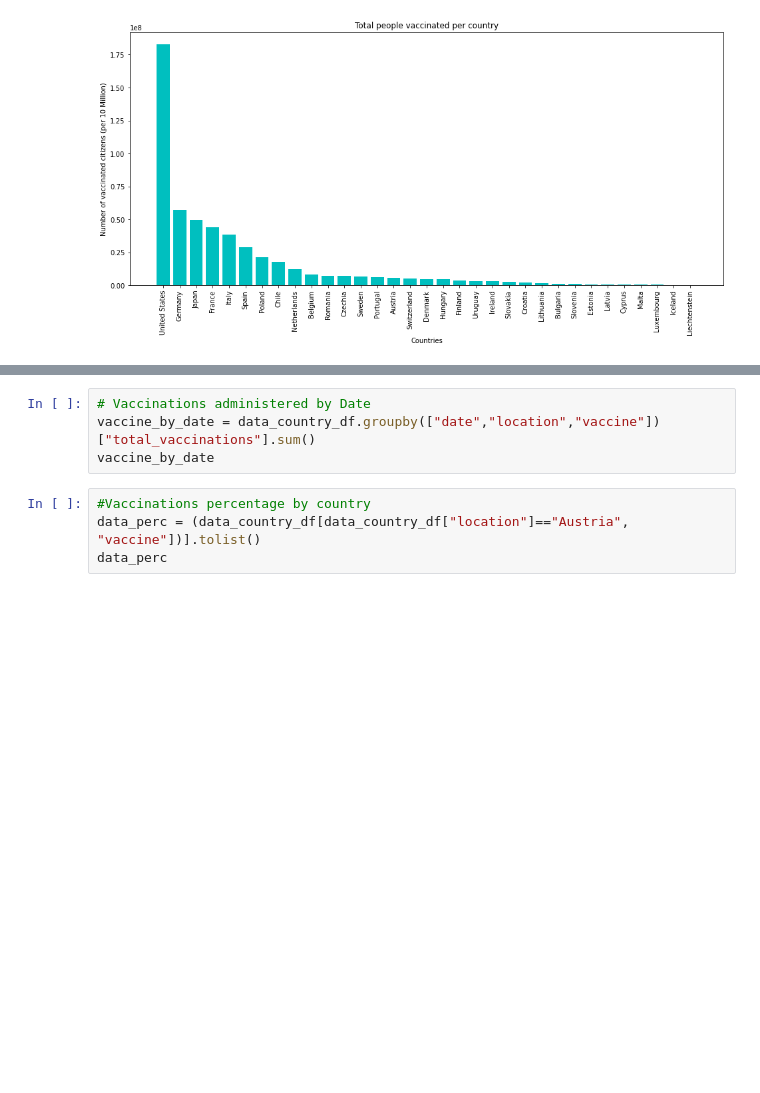
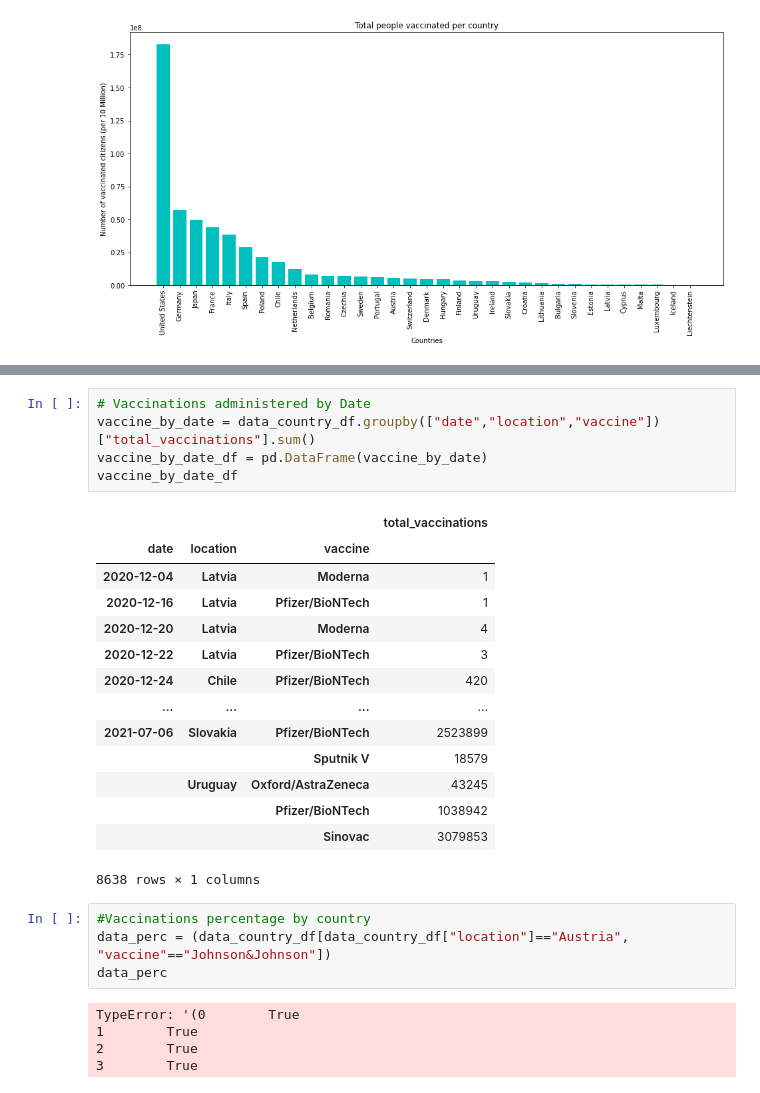
Before and after one commit to hanapadua/teamprovaccine, a Jupyter notebook: cleaning_data.ipynb, the cells around one changed output, grey strips where cells are left out. Drawn from its saved outputs; the diff is of its cells as text; blank space fills up the shorter version.

```diff
--- a/cleaning_data.ipynb
+++ b/cleaning_data.ipynb
@@ -208,9 +207,30 @@ Name: date, dtype: object
 # %%
 # Vaccinations administered by Date
 vaccine_by_date = data_country_df.groupby(["date","location","vaccine"])["total_vaccinations"].sum()
-vaccine_by_date
+vaccine_by_date_df = pd.DataFrame(vaccine_by_date)
+vaccine_by_date_df
+# %% [output]
+|  |  |  | total_vaccinations |
+| date | location | vaccine |  |
+| 2020-12-04 | Latvia | Moderna | 1 |
+| 2020-12-16 | Latvia | Pfizer/BioNTech | 1 |
+| 2020-12-20 | Latvia | Moderna | 4 |
+| 2020-12-22 | Latvia | Pfizer/BioNTech | 3 |
+| 2020-12-24 | Chile | Pfizer/BioNTech | 420 |
+| ... | ... | ... | ... |
+| 2021-07-06 | Slovakia | Pfizer/BioNTech | 2523899 |
+|  |  | Sputnik V | 18579 |
+|  | Uruguay | Oxford/AstraZeneca | 43245 |
+|  |  | Pfizer/BioNTech | 1038942 |
+|  |  | Sinovac | 3079853 |
+8638 rows × 1 columns
 # %%
 #Vaccinations percentage by country
-data_perc = (data_country_df[data_country_df["location"]=="Austria", "vaccine"])].tolist()
+data_perc = (data_country_df[data_country_df["location"]=="Austria", "vaccine"=="Johnson&Johnson"])
 data_perc
+# %% [output]
+TypeError: '(0        True
+1        True
+2        True
+3        True
 # %%
```
Also changed, not shown: parts of 7 cells of this notebook, 1 other file.
